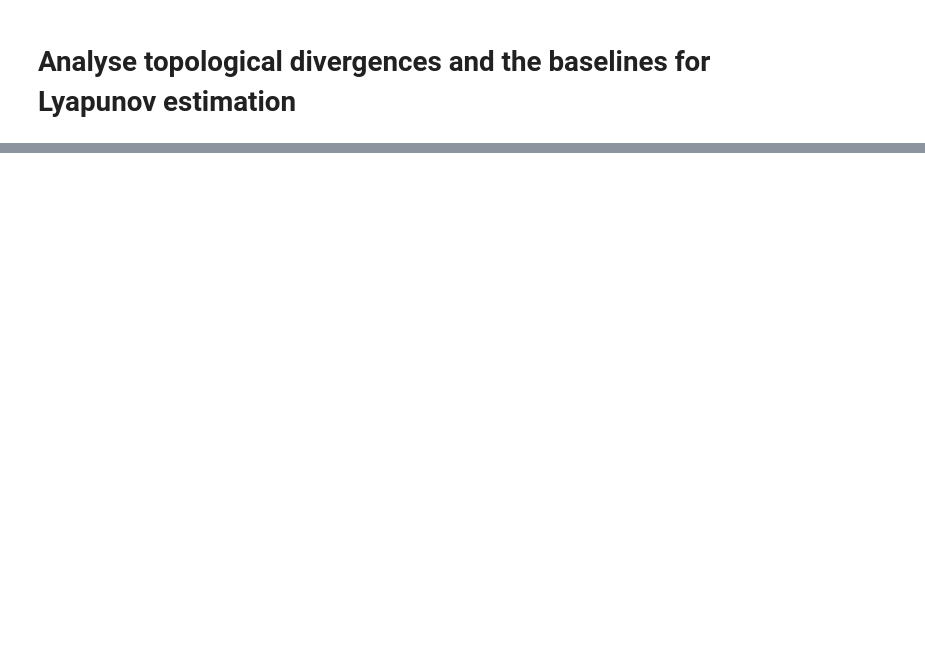
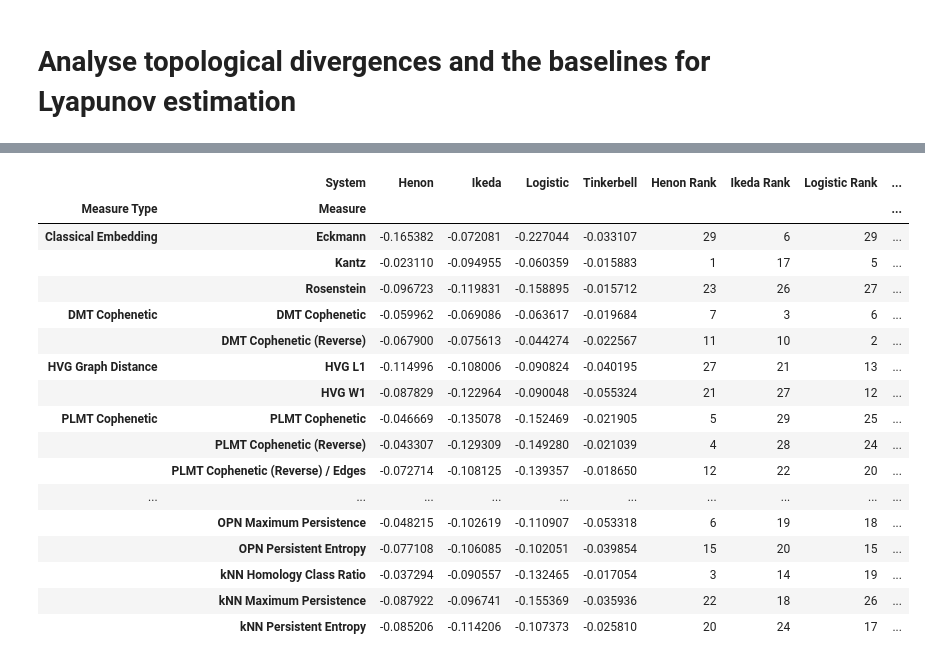
Before and after one commit to colinstephen/topological_divergences, a Jupyter notebook: analyse_results.ipynb, the cells around one changed output, grey strips where cells are left out. Saved outputs shown, nothing was run; the diff lists cells and outputs as text; code cells hidden in the pictures; blank space fills up the shorter version.

```diff
--- a/analyse_results.ipynb
+++ b/analyse_results.ipynb
@@ -139,0 +194,8 @@ wasserstein divergence & 0.192098 & 0.701274 & 0.196183 & 0.577500 \\
+# %%
+# add measure type column
+get_type = lambda row: measure_type_map[row['Measure']]
+merged_data['Measure Type'] = merged_data.apply(get_type, axis=1)
+# %%
+# standardise measure names with more useful info
+for k, v in measure_short_name_map.items():
+    merged_data["Measure"] = merged_data["Measure"].replace(k, v)
@@ -139,0 +219,32 @@ wasserstein divergence & 0.192098 & 0.701274 & 0.196183 & 0.577500 \\
+# %%
+df = merged_data
+filtered_df = df[df['Length'] == 500]
+knn_mse_pivot_table = pd.pivot_table(filtered_df, values='kNN MSE (Chaos)', index=['Measure Type', 'Measure'], columns=['System'], aggfunc=lambda x: x)
+rank_columns = []
+for col in knn_mse_pivot_table.columns:
+    rank_col_name = f"{col} Rank"
+    knn_mse_pivot_table[rank_col_name] = knn_mse_pivot_table[col].rank(method='min', ascending=False).astype(int)
+    rank_columns.append(rank_col_name)
+knn_mse_pivot_table['Mean Rank'] = knn_mse_pivot_table[rank_columns].mean(axis=1)
+knn_mse_pivot_table['STD Rank'] = knn_mse_pivot_table[rank_columns].std(axis=1)
+knn_mse_pivot_table['Overall Rank'] = knn_mse_pivot_table['Mean Rank'].rank(method='min', ascending=True).astype(int)
+display(knn_mse_pivot_table)
+# %% [output]
+|  | System | Henon | Ikeda | Logistic | Tinkerbell | Henon Rank | Ikeda Rank | Logistic Rank | ... |
+| Measure Type | Measure |  |  |  |  |  |  |  | ... |
+| Classical Embedding | Eckmann | -0.165382 | -0.072081 | -0.227044 | -0.033107 | 29 | 6 | 29 | ... |
+|  | Kantz | -0.023110 | -0.094955 | -0.060359 | -0.015883 | 1 | 17 | 5 | ... |
+|  | Rosenstein | -0.096723 | -0.119831 | -0.158895 | -0.015712 | 23 | 26 | 27 | ... |
+| DMT Cophenetic | DMT Cophenetic | -0.059962 | -0.069086 | -0.063617 | -0.019684 | 7 | 3 | 6 | ... |
+|  | DMT Cophenetic (Reverse) | -0.067900 | -0.075613 | -0.044274 | -0.022567 | 11 | 10 | 2 | ... |
+| HVG Graph Distance | HVG L1 | -0.114996 | -0.108006 | -0.090824 | -0.040195 | 27 | 21 | 13 | ... |
+|  | HVG W1 | -0.087829 | -0.122964 | -0.090048 | -0.055324 | 21 | 27 | 12 | ... |
+| PLMT Cophenetic | PLMT Cophenetic | -0.046669 | -0.135078 | -0.152469 | -0.021905 | 5 | 29 | 25 | ... |
+|  | PLMT Cophenetic (Reverse) | -0.043307 | -0.129309 | -0.149280 | -0.021039 | 4 | 28 | 24 | ... |
+|  | PLMT Cophenetic (Reverse) / Edges | -0.072714 | -0.108125 | -0.139357 | -0.018650 | 12 | 22 | 20 | ... |
+| ... | ... | ... | ... | ... | ... | ... | ... | ... | ... |
+|  | OPN Maximum Persistence | -0.048215 | -0.102619 | -0.110907 | -0.053318 | 6 | 19 | 18 | ... |
+|  | OPN Persistent Entropy | -0.077108 | -0.106085 | -0.102051 | -0.039854 | 15 | 20 | 15 | ... |
+|  | kNN Homology Class Ratio | -0.037294 | -0.090557 | -0.132465 | -0.017054 | 3 | 14 | 19 | ... |
+|  | kNN Maximum Persistence | -0.087922 | -0.096741 | -0.155369 | -0.035936 | 22 | 18 | 26 | ... |
+|  | kNN Persistent Entropy | -0.085206 | -0.114206 | -0.107373 | -0.025810 | 20 | 24 | 17 | ... |
```
Also changed, not shown: parts of 15 cells of this notebook.
